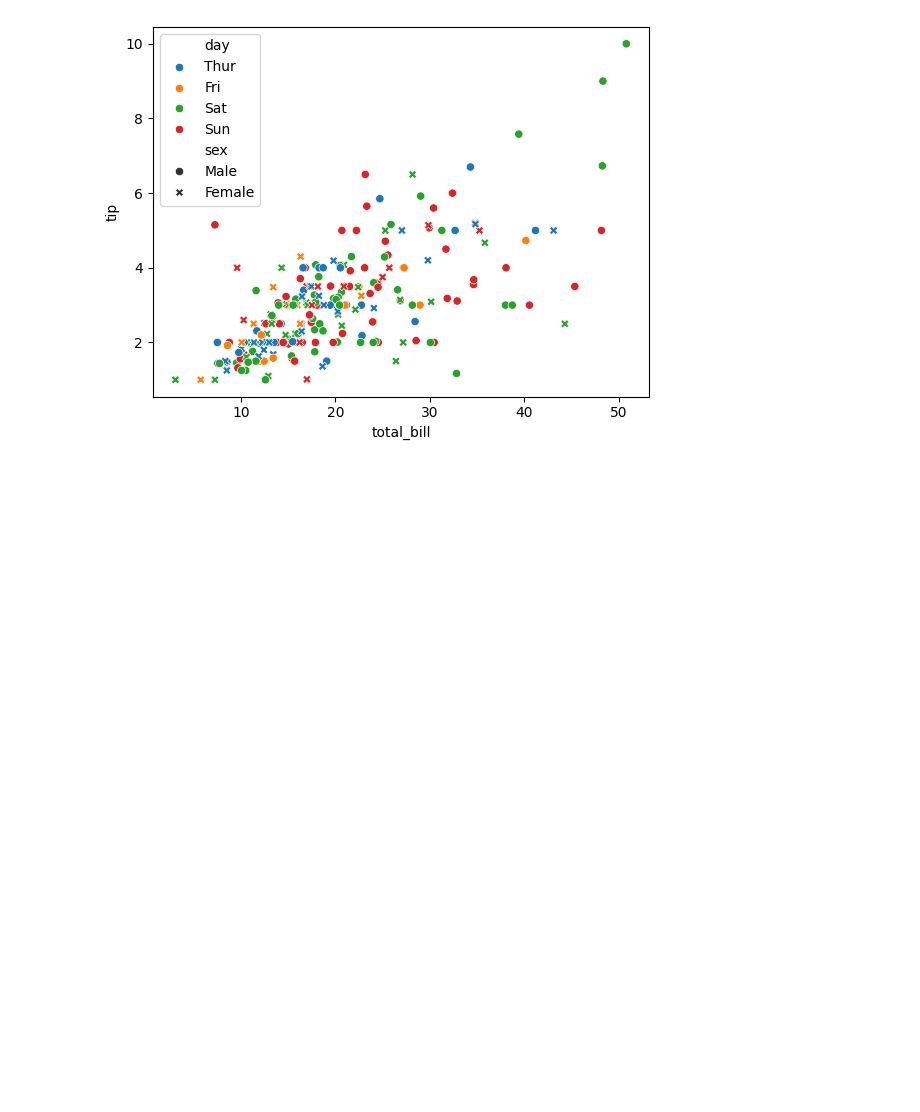
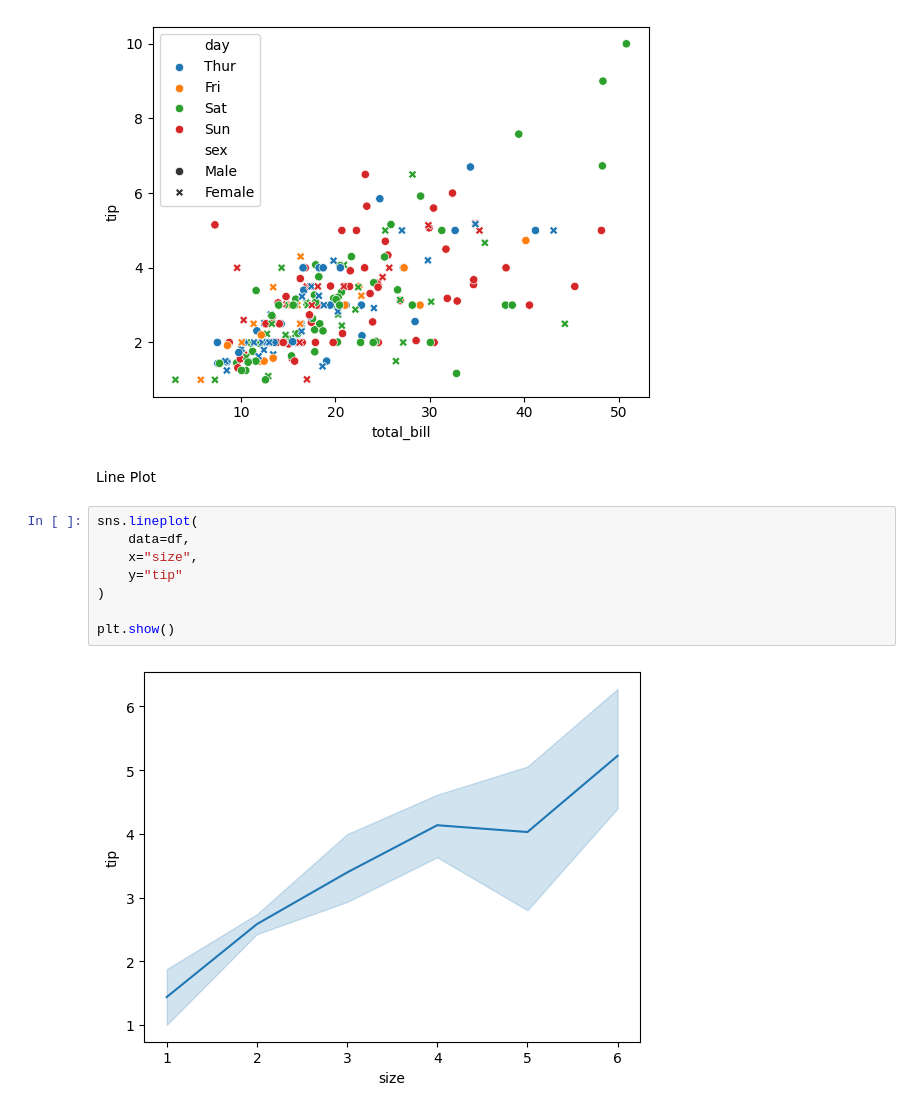
Before and after one commit to skarchana-ai/Matplotlib--Basics, a Jupyter notebook: Seaborn.ipynb, the cells around one changed output. Saved outputs shown, nothing was run; the diff lists cells and outputs as text; blank space fills up the shorter version.

```diff
--- a/Seaborn.ipynb
+++ b/Seaborn.ipynb
@@ -130,3 +130,15 @@ sns.scatterplot(
 plt.show()
 # %% [output]
 [figure]
+# %% [markdown]
+Line Plot
+# %%
+sns.lineplot(
+    data=df,
+    x="size",
+    y="tip"
+)
+
+plt.show()
+# %% [output]
+[figure, added]
```
Also changed, not shown: parts of 26 cells of this notebook.
